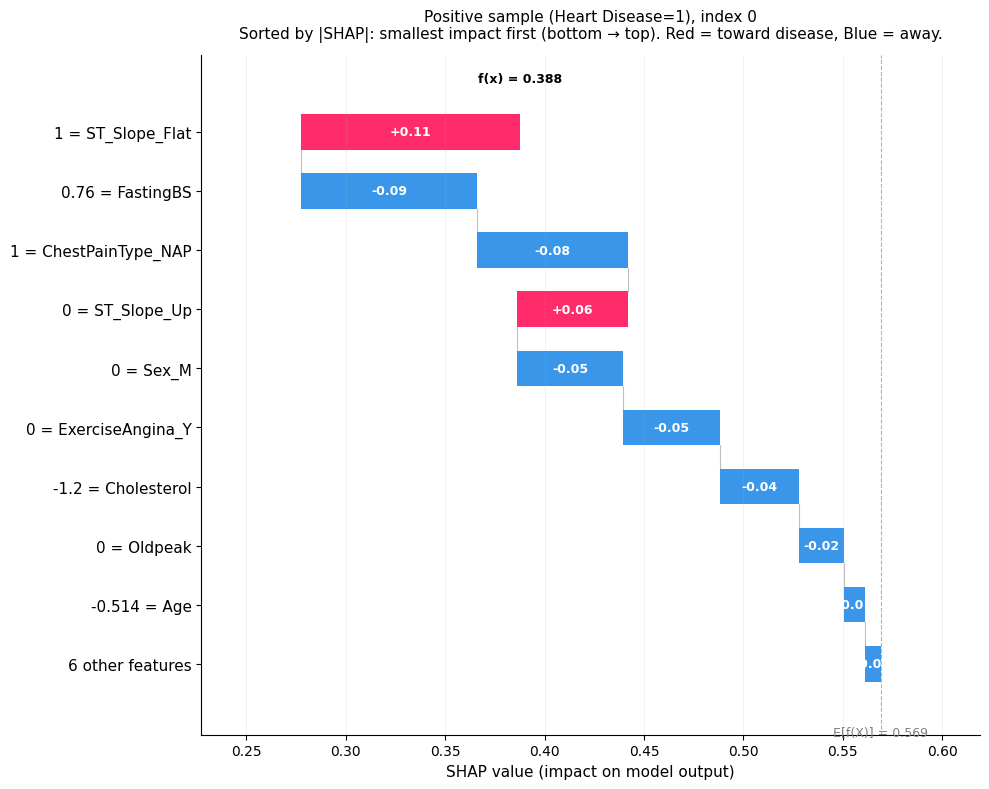
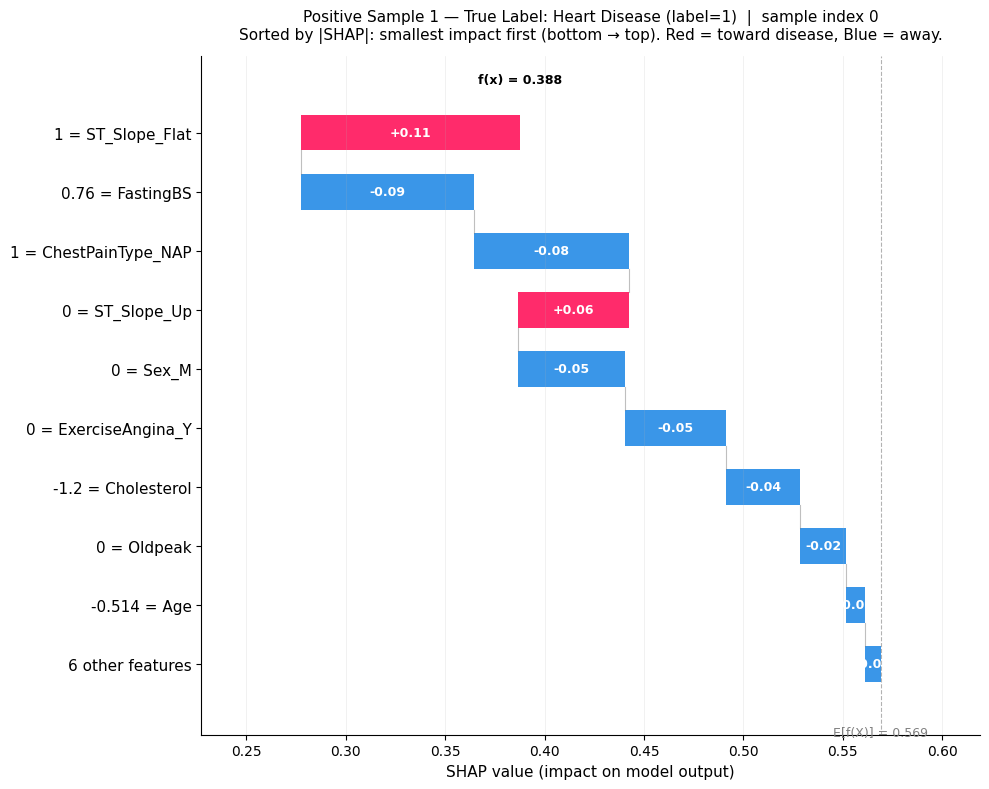
Code edit (unified diff) that turned the first committed figure into the second:
--- before
+++ after
@@ -97,14 +97,20 @@
 
 # First sample: animated, saved to figures/waterfall_0.png
-animated_waterfall(pos_idx[0], f"Positive sample (Heart Disease=1), index {pos_idx[0]}",
-                   shap_vals_pos, base_val, X_test_df, feature_names,
-                   save_path='figures/waterfall_0.png')
+animated_waterfall(
+    pos_idx[0],
+    f"Positive Sample 1 — True Label: Heart Disease (label=1)  |  sample index {pos_idx[0]}",
+    shap_vals_pos, base_val, X_test_df, feature_names,
+    save_path='figures/waterfall_0.png',
+)
 
-# Remaining 3 samples: default SHAP waterfall, each saved individually
+# Remaining 3 samples: SHAP waterfall with suptitle indicating positive/negative
+plot_specs = [
+    (pos_idx[1], "Positive Sample 2 — True Label: Heart Disease (label=1)"),
+    (neg_idx[0], "Negative Sample 1 — True Label: No Heart Disease (label=0)"),
+    (neg_idx[1], "Negative Sample 2 — True Label: No Heart Disease (label=0)"),
+]
 save_paths = ['figures/waterfall_0.png']
-for i, (idx, label) in enumerate([(pos_idx[1], "Positive (Heart Disease=1)"),
-                                   (neg_idx[0],  "Negative (Heart Disease=0)"),
-                                   (neg_idx[1],  "Negative (Heart Disease=0)")]):
-    print(f"{label}, index {idx}")
+
+for i, (idx, label) in enumerate(plot_specs):
     shap.waterfall_plot(
         shap.Explanation(
@@ -116,4 +122,5 @@
         show=False,
     )
+    plt.gcf().suptitle(f"{label}  (sample index {idx})", fontsize=12, fontweight='bold', y=1.02)
     path = f'figures/waterfall_{i + 1}.png'
     plt.savefig(path, bbox_inches='tight', dpi=150)
@@ -122,4 +129,5 @@
 
 # Combine all 4 into a 2×2 grid → figures/waterfall_plots.png
+# Titles are already embedded in each saved PNG, so no ax.set_title needed
 fig_grid, axes = plt.subplots(2, 2, figsize=(20, 16))
 for ax, path in zip(axes.flatten(), save_paths):
@@ -129,4 +137,4 @@
 plt.tight_layout()
 plt.savefig('figures/waterfall_plots.png', dpi=150, bbox_inches='tight')
-plt.close()
+plt.show()
 print("Saved → figures/waterfall_plots.png")

Commit: changed plots of notebook Part1_Q3.ipynb